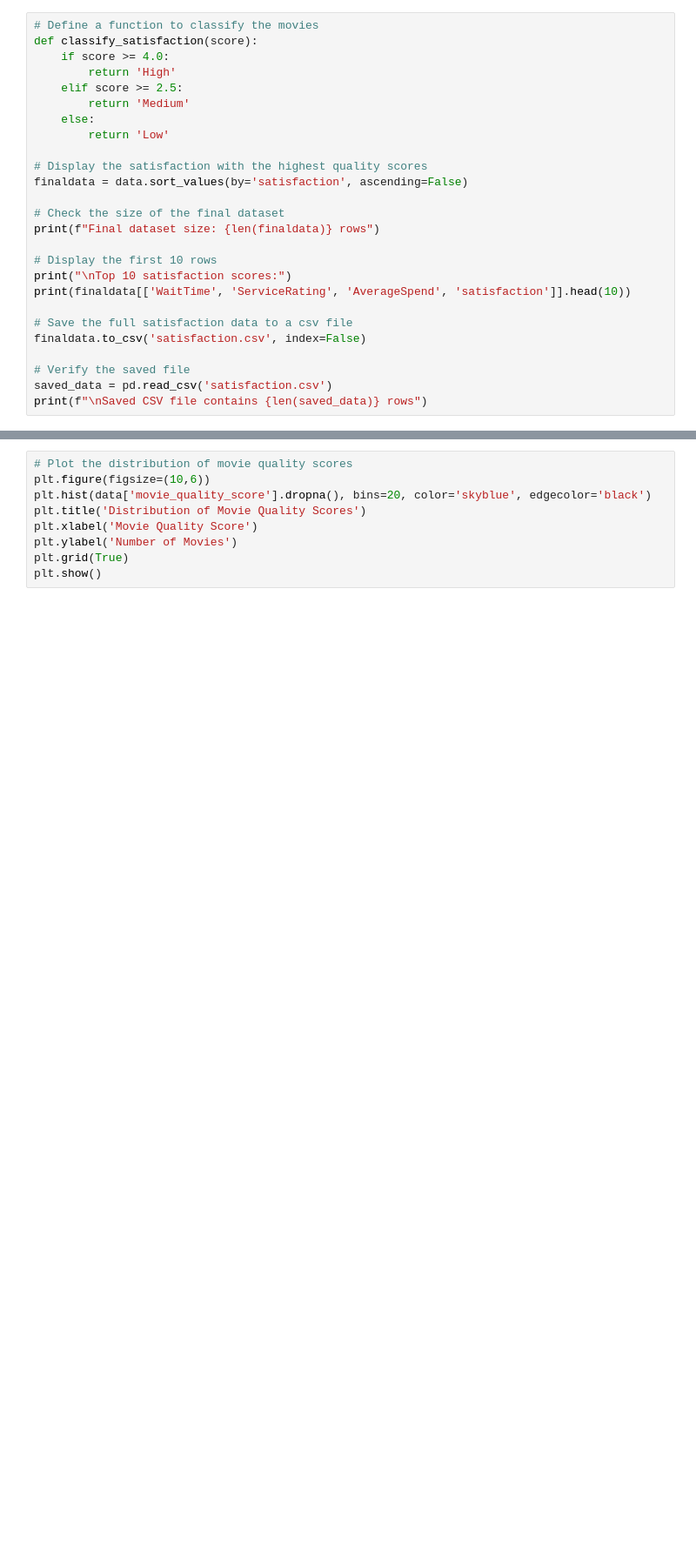
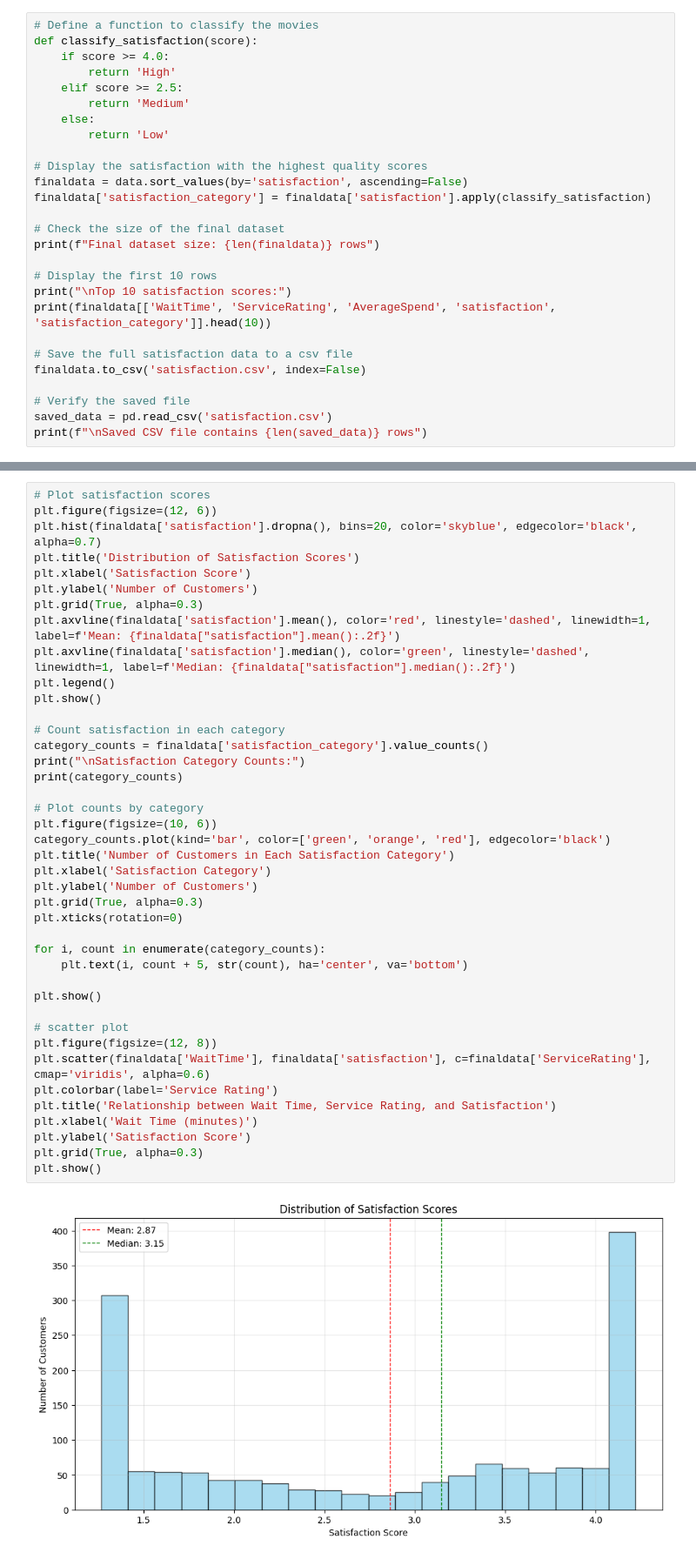
Before and after one commit to Zhaoru312/uib-ai-2331241-kevin_huang, a Jupyter notebook: ai course/pert 2/fuzzy logic/fuzzy-logic.ipynb, the cells around one changed output, grey strips where cells are left out. Shown at 87% size. Cells and saved outputs as stored; diff of their text form; blank space fills up the shorter version.

```diff
--- a/ai course/pert 2/fuzzy logic/fuzzy-logic.ipynb
+++ b/ai course/pert 2/fuzzy logic/fuzzy-logic.ipynb
@@ -145,13 +166,14 @@ def classify_satisfaction(score):
 
 # Display the satisfaction with the highest quality scores
 finaldata = data.sort_values(by='satisfaction', ascending=False)
+finaldata['satisfaction_category'] = finaldata['satisfaction'].apply(classify_satisfaction)
 
 # Check the size of the final dataset
 print(f"Final dataset size: {len(finaldata)} rows")
 
 # Display the first 10 rows
 print("\nTop 10 satisfaction scores:")
-print(finaldata[['WaitTime', 'ServiceRating', 'AverageSpend', 'satisfaction']].head(10))
+print(finaldata[['WaitTime', 'ServiceRating', 'AverageSpend', 'satisfaction', 'satisfaction_category']].head(10))
 
 # Save the full satisfaction data to a csv file
 finaldata.to_csv('satisfaction.csv', index=False)
@@ -162,9 +202,43 @@ print(f"\nSaved CSV file contains {len(saved_data)} rows")
 # %%
-# Plot the distribution of movie quality scores
-plt.figure(figsize=(10,6))
-plt.hist(data['movie_quality_score'].dropna(), bins=20, color='skyblue', edgecolor='black')
-plt.title('Distribution of Movie Quality Scores')
-plt.xlabel('Movie Quality Score')
-plt.ylabel('Number of Movies')
-plt.grid(True)
+# Plot satisfaction scores
+plt.figure(figsize=(12, 6))
+plt.hist(finaldata['satisfaction'].dropna(), bins=20, color='skyblue', edgecolor='black', alpha=0.7)
+plt.title('Distribution of Satisfaction Scores')
+plt.xlabel('Satisfaction Score')
+plt.ylabel('Number of Customers')
+plt.grid(True, alpha=0.3)
+plt.axvline(finaldata['satisfaction'].mean(), color='red', linestyle='dashed', linewidth=1, label=f'Mean: {finaldata["satisfaction"].mean():.2f}')
+plt.axvline(finaldata['satisfaction'].median(), color='green', linestyle='dashed', linewidth=1, label=f'Median: {finaldata["satisfaction"].median():.2f}')
+plt.legend()
 plt.show()
+
+# Count satisfaction in each category
+category_counts = finaldata['satisfaction_category'].value_counts()
+print("\nSatisfaction Category Counts:")
+print(category_counts)
+
+# Plot counts by category
+plt.figure(figsize=(10, 6))
+category_counts.plot(kind='bar', color=['green', 'orange', 'red'], edgecolor='black')
+plt.title('Number of Customers in Each Satisfaction Category')
+plt.xlabel('Satisfaction Category')
+plt.ylabel('Number of Customers')
+plt.grid(True, alpha=0.3)
+plt.xticks(rotation=0)
+
+for i, count in enumerate(category_counts):
+    plt.text(i, count + 5, str(count), ha='center', va='bottom')
+
+plt.show()
+
+# scatter plot
+plt.figure(figsize=(12, 8))
+plt.scatter(finaldata['WaitTime'], finaldata['satisfaction'], c=finaldata['ServiceRating'], cmap='viridis', alpha=0.6)
+plt.colorbar(label='Service Rating')
+plt.title('Relationship between Wait Time, Service Rating, and Satisfaction')
+plt.xlabel('Wait Time (minutes)')
+plt.ylabel('Satisfaction Score')
+plt.grid(True, alpha=0.3)
+plt.show()
+# %% [output]
+[figure, added]
```
Also changed, not shown: parts of 6 cells of this notebook.
